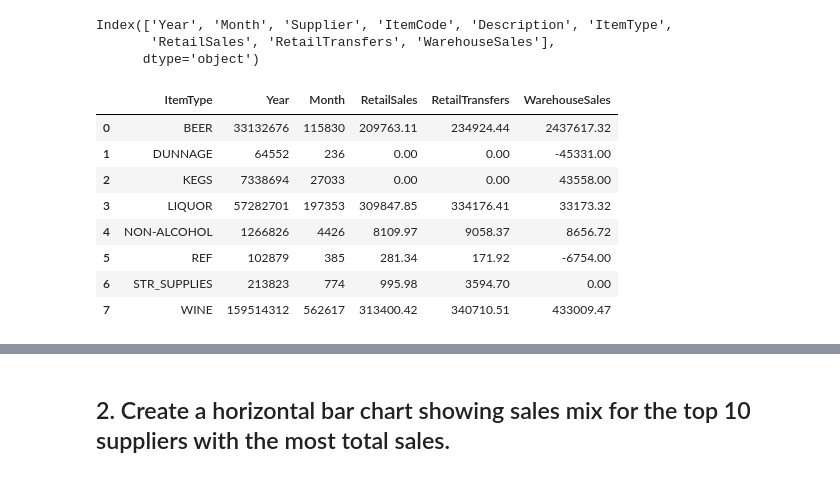
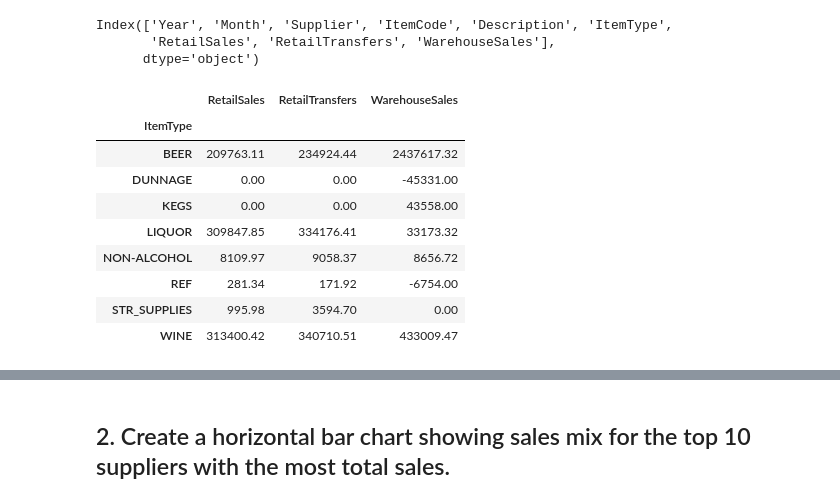
Before and after one commit to Data-FT-MX/lab-plotting-multiple-data-series, a Jupyter notebook: your-code/main.ipynb, the cells around one changed output, grey strips where cells are left out. Cells and saved outputs as stored; diff of their text form; code cells hidden in the pictures.

```diff
--- a/your-code/main.ipynb
+++ b/your-code/main.ipynb
@@ -29,15 +29,16 @@ Index(['Year', 'Month', 'Supplier', 'ItemCode', 'Description', 'ItemType',
        'RetailSales', 'RetailTransfers', 'WarehouseSales'],
       dtype='object')
 # %%
-total = data.groupby('ItemType', as_index=False).sum()
+total = data.groupby('ItemType')['RetailSales', 'RetailTransfers', 'WarehouseSales'].sum()
 total
 # %% [output]
-|  | ItemType | Year | Month | RetailSales | RetailTransfers | WarehouseSales |
-| 0 | BEER | 33132676 | 115830 | 209763.11 | 234924.44 | 2437617.32 |
-| 1 | DUNNAGE | 64552 | 236 | 0.00 | 0.00 | -45331.00 |
-| 2 | KEGS | 7338694 | 27033 | 0.00 | 0.00 | 43558.00 |
-| 3 | LIQUOR | 57282701 | 197353 | 309847.85 | 334176.41 | 33173.32 |
-| 4 | NON-ALCOHOL | 1266826 | 4426 | 8109.97 | 9058.37 | 8656.72 |
-| 5 | REF | 102879 | 385 | 281.34 | 171.92 | -6754.00 |
-| 6 | STR_SUPPLIES | 213823 | 774 | 995.98 | 3594.70 | 0.00 |
-| 7 | WINE | 159514312 | 562617 | 313400.42 | 340710.51 | 433009.47 |
+|  | RetailSales | RetailTransfers | WarehouseSales |
+| ItemType |  |  |  |
+| BEER | 209763.11 | 234924.44 | 2437617.32 |
+| DUNNAGE | 0.00 | 0.00 | -45331.00 |
+| KEGS | 0.00 | 0.00 | 43558.00 |
+| LIQUOR | 309847.85 | 334176.41 | 33173.32 |
+| NON-ALCOHOL | 8109.97 | 9058.37 | 8656.72 |
+| REF | 281.34 | 171.92 | -6754.00 |
+| STR_SUPPLIES | 995.98 | 3594.70 | 0.00 |
+| WINE | 313400.42 | 340710.51 | 433009.47 |
```
Also changed, not shown: parts of 34 cells of this notebook.
